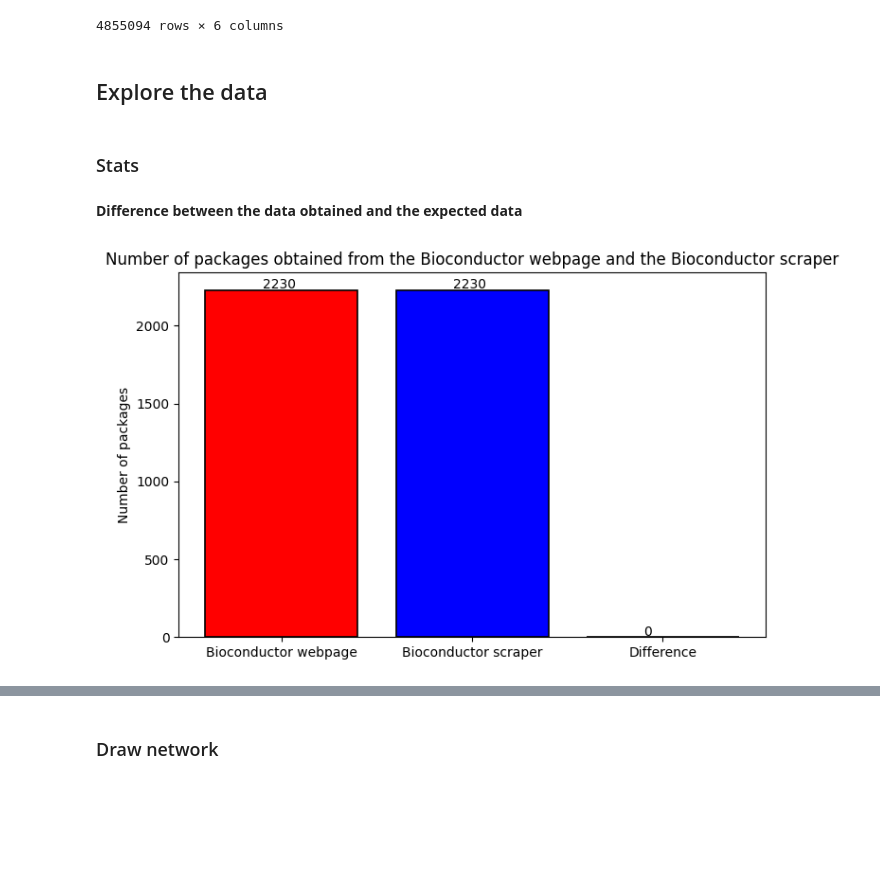
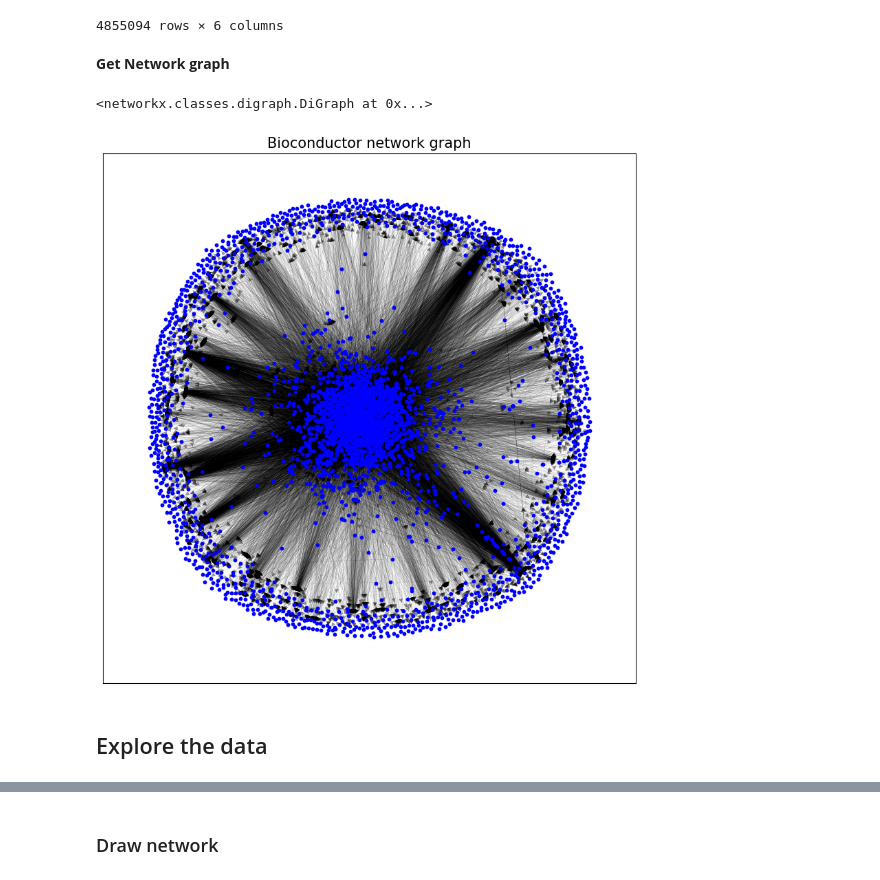
Before and after one commit to dab0012/olivia, a Jupyter notebook: notebooks/olivia_finder/Olivia Finder - Implementation.ipynb, the cells around one changed output, grey strips where cells are left out. Drawn from its saved outputs; the diff is of its cells as text; code cells hidden in the pictures; blank space fills up the shorter version.

```diff
--- a/notebooks/olivia_finder/Olivia Finder - Implementation.ipynb
+++ b/notebooks/olivia_finder/Olivia Finder - Implementation.ipynb
@@ -1807,9 +1810,26 @@ npm_df
 | 4855092 | zzzzzwszzzz | 1.0.0 | https://www.npmjs.com/package/zzz... | inquirer | 9.2.2 | https://www.npmjs.com/package/inq... |
 | 4855093 | zzzzzwszzzz | 1.0.0 | https://www.npmjs.com/package/zzz... | link | 1.5.1 | https://www.npmjs.com/package/link |
 4855094 rows × 6 columns
+# %% [markdown]
+**Get Network graph**
+# %%
+bioconductor_G = bioconductor_pm_loaded.get_network_graph()
+bioconductor_G
+# %% [output]
+<networkx.classes.digraph.DiGraph at 0x...>
+# %%
+# Draw the graph
+# ----------------
+# Note:
+#   - Execution time can take a bit
+
+pos = nx.spring_layout(bioconductor_G)
+plt.figure(figsize=(10, 10))
+nx.draw_networkx_nodes(bioconductor_G, pos, node_size=10, node_color="blue")
+nx.draw_networkx_edges(bioconductor_G, pos, alpha=0.4, edge_color="black", width=0.1)
+plt.title("Bioconductor network graph", fontsize=15)
+plt.show()
+# %% [output]
+[figure, added]
 # %% [markdown]
 ## Explore the data
-# %% [markdown]
-### Stats
-# %% [markdown]
-**Difference between the data obtained and the expected data**
@@ -1839,17 +1835,0 @@ def compare_package_lists(list1, name1, list2, name2):
-# %%
-bioconductor_package_list_expected = []
-with open('results/package_lists/bioconductor_webpage.txt', 'r') as file:
-    bioconductor_package_list_expected = file.read().splitlines()
-
-bioconductor_package_list_obtained = []
-with open('results/package_lists/bioconductor_scraped.txt', 'r') as file:
-    bioconductor_package_list_obtained = file.read().splitlines()
-
-compare_package_lists(
-    bioconductor_package_list_expected,
-    "Bioconductor webpage",
-    bioconductor_package_list_obtained,
-    "Bioconductor scraper"
-)
-# %% [output]
-[figure, removed]
```
Also changed, not shown: parts of 35 cells of this notebook, 10 other files.
